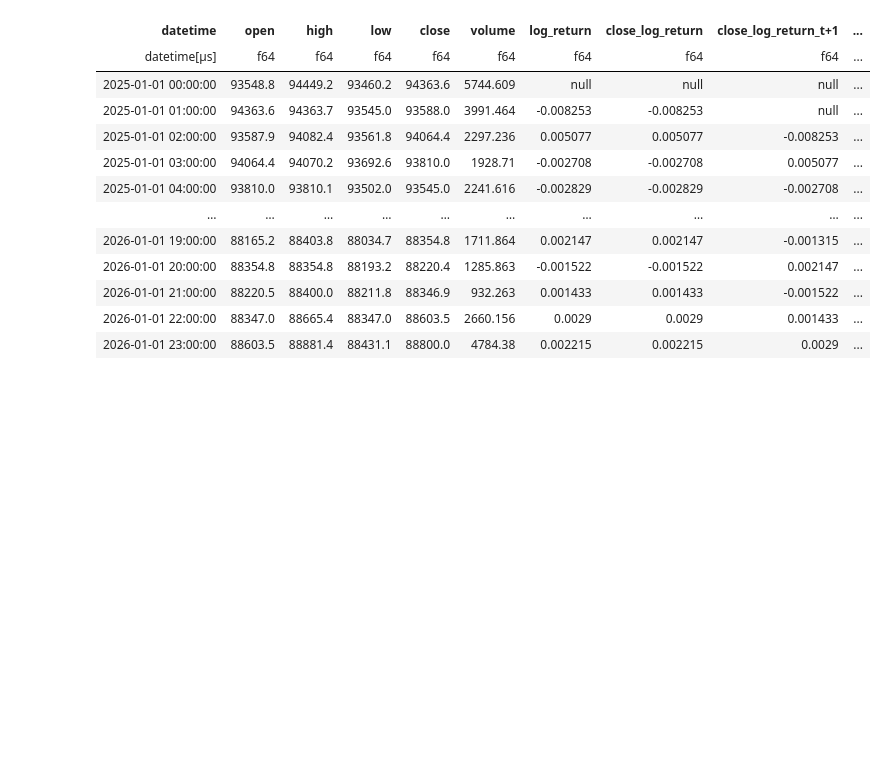
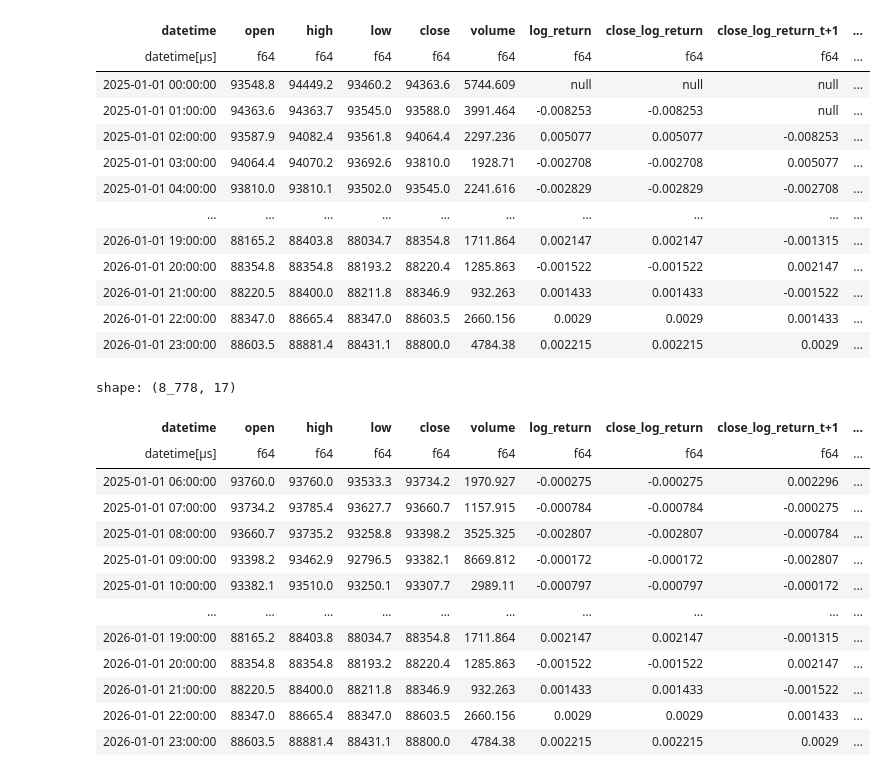
Before and after one commit to nickderaj/quant-trading-labs, a Jupyter notebook: src/research.ipynb, the cells around one changed output. Cells and saved outputs as stored; diff of their text form; code cells hidden in the pictures; blank space fills up the shorter version.

```diff
--- a/src/research.ipynb
+++ b/src/research.ipynb
@@ -129,3 +129,21 @@ shape: (8_784, 17)
 | 2026-01-01 21:00:00 | 88220.5 | 88400.0 | 88211.8 | 88346.9 | 932.263 | 0.001433 | 0.001433 | -0.001522 | ... |
 | 2026-01-01 22:00:00 | 88347.0 | 88665.4 | 88347.0 | 88603.5 | 2660.156 | 0.0029 | 0.0029 | 0.001433 | ... |
 | 2026-01-01 23:00:00 | 88603.5 | 88881.4 | 88431.1 | 88800.0 | 4784.38 | 0.002215 | 0.002215 | 0.0029 | ... |
+# %%
+ts = ts.drop_nulls()
+ts
+# %% [output]
+shape: (8_778, 17)
+| datetime | open | high | low | close | volume | log_return | close_log_return | close_log_return_t+1 | ... |
+| datetime[μs] | f64 | f64 | f64 | f64 | f64 | f64 | f64 | f64 | ... |
+| 2025-01-01 06:00:00 | 93760.0 | 93760.0 | 93533.3 | 93734.2 | 1970.927 | -0.000275 | -0.000275 | 0.002296 | ... |
+| 2025-01-01 07:00:00 | 93734.2 | 93785.4 | 93627.7 | 93660.7 | 1157.915 | -0.000784 | -0.000784 | -0.000275 | ... |
+| 2025-01-01 08:00:00 | 93660.7 | 93735.2 | 93258.8 | 93398.2 | 3525.325 | -0.002807 | -0.002807 | -0.000784 | ... |
+| 2025-01-01 09:00:00 | 93398.2 | 93462.9 | 92796.5 | 93382.1 | 8669.812 | -0.000172 | -0.000172 | -0.002807 | ... |
+| 2025-01-01 10:00:00 | 93382.1 | 93510.0 | 93250.1 | 93307.7 | 2989.11 | -0.000797 | -0.000797 | -0.000172 | ... |
+| … | … | … | … | … | … | … | … | … | ... |
+| 2026-01-01 19:00:00 | 88165.2 | 88403.8 | 88034.7 | 88354.8 | 1711.864 | 0.002147 | 0.002147 | -0.001315 | ... |
+| 2026-01-01 20:00:00 | 88354.8 | 88354.8 | 88193.2 | 88220.4 | 1285.863 | -0.001522 | -0.001522 | 0.002147 | ... |
+| 2026-01-01 21:00:00 | 88220.5 | 88400.0 | 88211.8 | 88346.9 | 932.263 | 0.001433 | 0.001433 | -0.001522 | ... |
+| 2026-01-01 22:00:00 | 88347.0 | 88665.4 | 88347.0 | 88603.5 | 2660.156 | 0.0029 | 0.0029 | 0.001433 | ... |
+| 2026-01-01 23:00:00 | 88603.5 | 88881.4 | 88431.1 | 88800.0 | 4784.38 | 0.002215 | 0.002215 | 0.0029 | ... |
```
Also changed, not shown: parts of 23 cells of this notebook, 1 other file.
